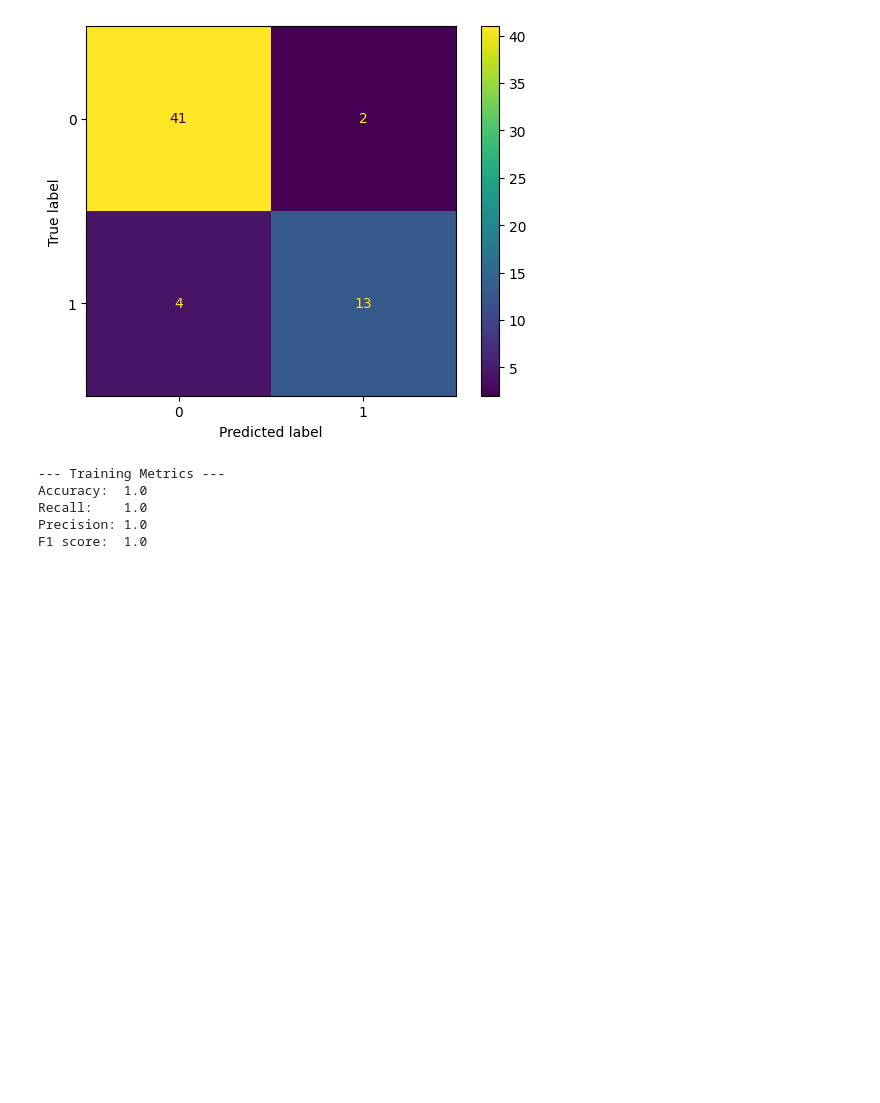
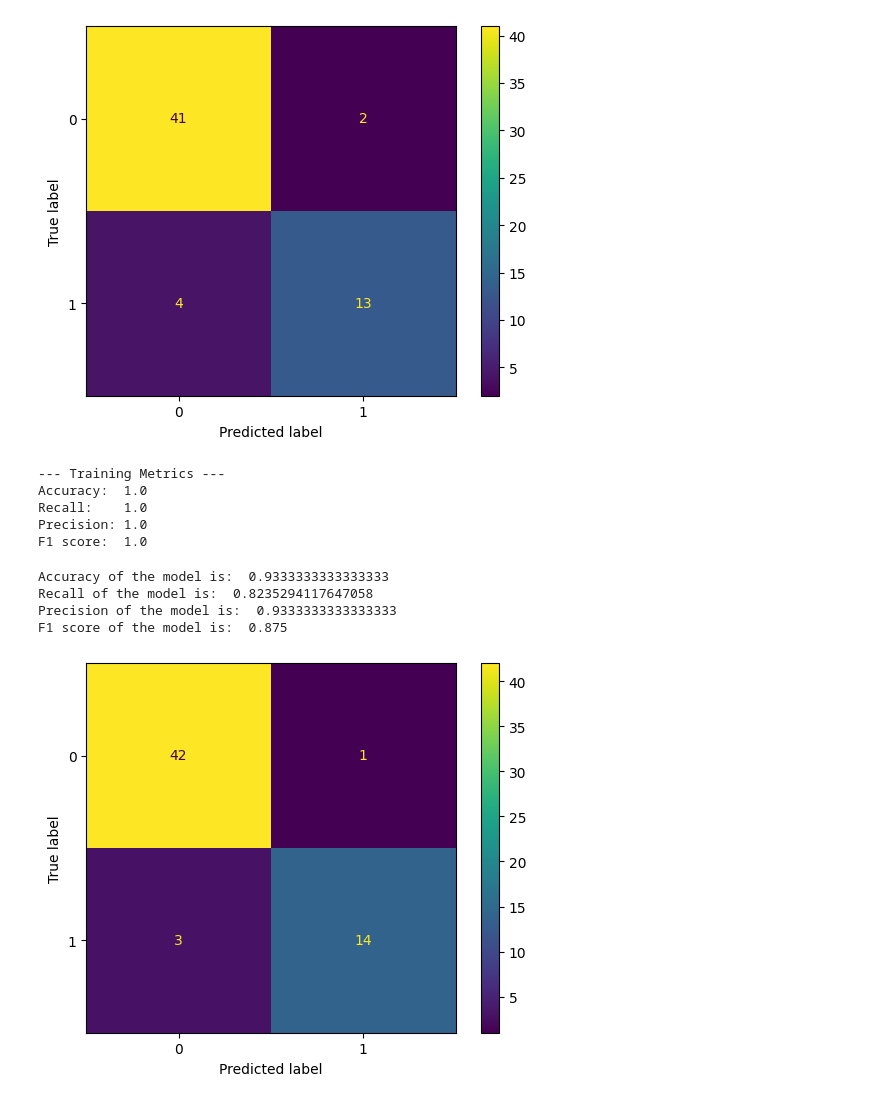
Before and after one commit to yazeedalahmadi/Heart, a Jupyter notebook: HeartFailure.ipynb, the cells around one changed output. Drawn from its saved outputs; the diff is of its cells as text; code cells hidden in the pictures; blank space fills up the shorter version.

```diff
--- a/HeartFailure.ipynb
+++ b/HeartFailure.ipynb
@@ -265,3 +265,29 @@ Accuracy:  1.0
 Recall:    1.0
 Precision: 1.0
 F1 score:  1.0
+# %%
+from sklearn.ensemble import RandomForestClassifier
+x = df.drop('DEATH_EVENT', axis=1)
+y = df["DEATH_EVENT"]
+x_train,x_test,y_train,y_test = train_test_split(x,y, test_size=0.2, random_state=2)
+model = RandomForestClassifier(random_state=42)
+model.fit(x_train, y_train)
+model_pred = model.predict(x_test)
+model_acc = accuracy_score(y_test, model_pred)
+cm = confusion_matrix(y_test, model_pred)
+disp = ConfusionMatrixDisplay(confusion_matrix=cm)
+disp.plot()
+accuracy = accuracy_score(y_test, model_pred)
+recall = recall_score(y_test, model_pred)
+precision = precision_score(y_test, model_pred)
+f1 = f1_score(y_test, model_pred)
+print("Accuracy of the model is: ", accuracy)
+print("Recall of the model is: ", recall)
+print("Precision of the model is: ", precision)
+print("F1 score of the model is: ", f1)
+# %% [output]
+Accuracy of the model is:  0.9333333333333333
+Recall of the model is:  0.8235294117647058
+Precision of the model is:  0.9333333333333333
+F1 score of the model is:  0.875
+[figure, added]
```
